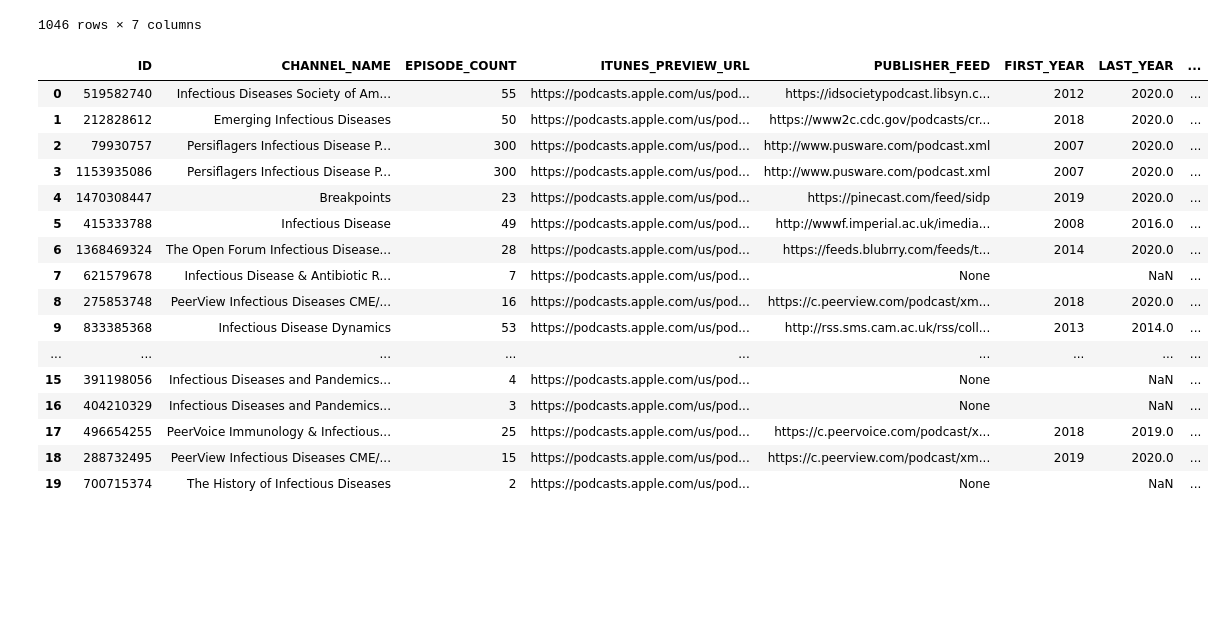
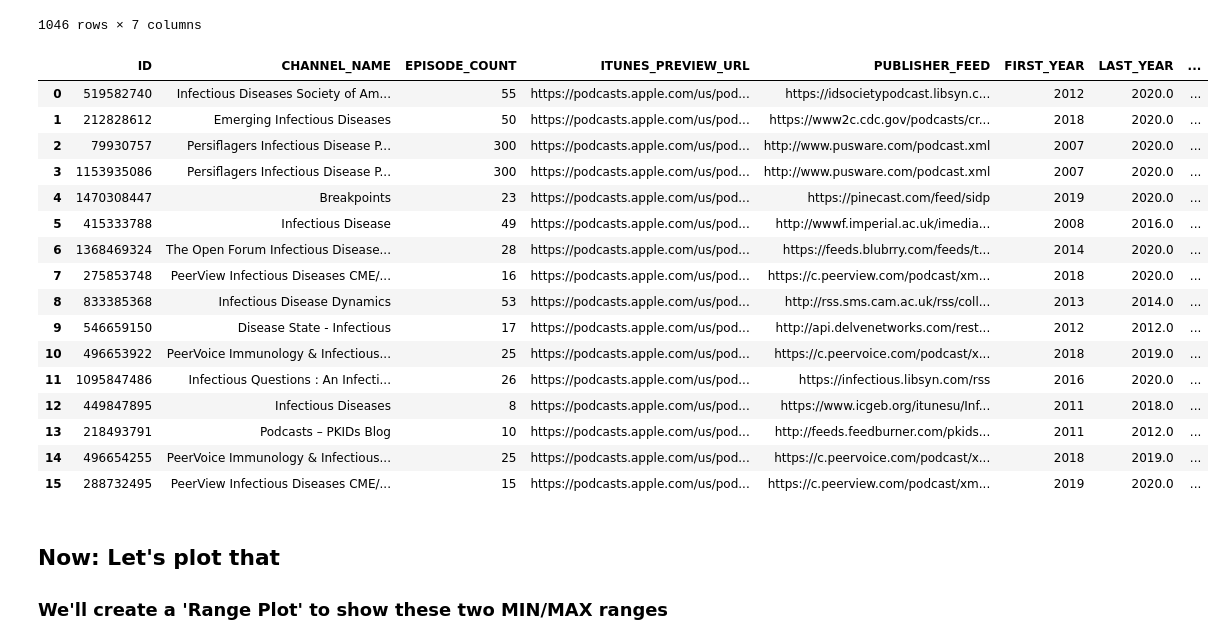
Before and after one commit to xthomas/Podcast-Audit, a Jupyter notebook: podcast_audit.ipynb, the cells around one changed output. Saved outputs shown, nothing was run; the diff lists cells and outputs as text; code cells hidden in the pictures; blank space fills up the shorter version.

Commit message:
Now plotting the Years ranges. Need to use REGEX to get the year. Need to figure out how to display a '1-Year-only' podcast

```diff
--- a/podcast_audit.ipynb
+++ b/podcast_audit.ipynb
@@ -283,8 +286,8 @@ episodes
 | 1045 | 288732495 | PeerView Infectious Diseases CME/... | \nJorge A. Marrero, MD, MS - Surv... | 01:32:41 | Fri, 11 Jan 2019 18:00:00 -0500 | 92.0 | ... |
 1046 rows × 7 columns
 # %%
-# Function to write the MIN / MAX ranges from Episodes dataframe back to Channel summary dataframe
-def defineYearRange(dfone,dftwo):
+# Function to write the MIN / MAX ranges from Episodes dataframe back to the Channel summary dataframe
+def defineRanges(dfone,dftwo):
     filtered = dfone[dfone.PUBLISHER_FEED.notnull()]
     dfone["FIRST_YEAR"] = ""
     for f in filtered.ID:
@@ -299,24 +302,32 @@ def defineYearRange(dfone,dftwo):
         dfone.loc[dfone["ID"]==f,"LAST_YEAR"] = maximum_year
         dfone.loc[dfone["ID"]==f,"MIN_PODCAST_LENGTH"] = minimum_length
         dfone.loc[dfone["ID"]==f,"MAX_PODCAST_LENGTH"] = maximum_length
-# %%
-defineYearRange(channels, episodes)
-channels
-# %% [output]
-|  | ID | CHANNEL_NAME | EPISODE_COUNT | ITUNES_PREVIEW_URL | PUBLISHER_FEED | FIRST_YEAR | LAST_YEAR | ... |
-| 0 | 519582740 | Infectious Diseases Society of Am... | 55 | https://podcasts.apple.com/us/pod... | https://idsocietypodcast.libsyn.c... | 2012 | 2020.0 | ... |
-| 1 | 212828612 | Emerging Infectious Diseases | 50 | https://podcasts.apple.com/us/pod... | https://www2c.cdc.gov/podcasts/cr... | 2018 | 2020.0 | ... |
-| 2 | 79930757 | Persiflagers Infectious Disease P... | 300 | https://podcasts.apple.com/us/pod... | http://www.pusware.com/podcast.xml | 2007 | 2020.0 | ... |
-| 3 | 1153935086 | Persiflagers Infectious Disease P... | 300 | https://podcasts.apple.com/us/pod... | http://www.pusware.com/podcast.xml | 2007 | 2020.0 | ... |
-| 4 | 1470308447 | Breakpoints | 23 | https://podcasts.apple.com/us/pod... | https://pinecast.com/feed/sidp | 2019 | 2020.0 | ... |
-| 5 | 415333788 | Infectious Disease | 49 | https://podcasts.apple.com/us/pod... | http://wwwf.imperial.ac.uk/imedia... | 2008 | 2016.0 | ... |
-| 6 | 1368469324 | The Open Forum Infectious Disease... | 28 | https://podcasts.apple.com/us/pod... | https://feeds.blubrry.com/feeds/t... | 2014 | 2020.0 | ... |
-| 7 | 621579678 | Infectious Disease & Antibiotic R... | 7 | https://podcasts.apple.com/us/pod... | None |  | NaN | ... |
-| 8 | 275853748 | PeerView Infectious Diseases CME/... | 16 | https://podcasts.apple.com/us/pod... | https://c.peerview.com/podcast/xm... | 2018 | 2020.0 | ... |
-| 9 | 833385368 | Infectious Disease Dynamics | 53 | https://podcasts.apple.com/us/pod... | http://rss.sms.cam.ac.uk/rss/coll... | 2013 | 2014.0 | ... |
-| ... | ... | ... | ... | ... | ... | ... | ... | ... |
-| 15 | 391198056 | Infectious Diseases and Pandemics... | 4 | https://podcasts.apple.com/us/pod... | None |  | NaN | ... |
-| 16 | 404210329 | Infectious Diseases and Pandemics... | 3 | https://podcasts.apple.com/us/pod... | None |  | NaN | ... |
-| 17 | 496654255 | PeerVoice Immunology & Infectious... | 25 | https://podcasts.apple.com/us/pod... | https://c.peervoice.com/podcast/x... | 2018 | 2019.0 | ... |
-| 18 | 288732495 | PeerView Infectious Diseases CME/... | 15 | https://podcasts.apple.com/us/pod... | https://c.peerview.com/podcast/xm... | 2019 | 2020.0 | ... |
-| 19 | 700715374 | The History of Infectious Diseases | 2 | https://podcasts.apple.com/us/pod... | None |  | NaN | ... |
+# %%
+# Write Publish / Duration ranges back to Channel dataframe
+defineRanges(channels, episodes)
+
+# Drop the empty FeedURLs which (will have no data)
+channels.dropna(subset = ["PUBLISHER_FEED"], inplace = True)
+channels.reset_index(drop=True, inplace=True)
+channels
+# %% [output]
+|  | ID | CHANNEL_NAME | EPISODE_COUNT | ITUNES_PREVIEW_URL | PUBLISHER_FEED | FIRST_YEAR | LAST_YEAR | ... |
+| 0 | 519582740 | Infectious Diseases Society of Am... | 55 | https://podcasts.apple.com/us/pod... | https://idsocietypodcast.libsyn.c... | 2012 | 2020.0 | ... |
+| 1 | 212828612 | Emerging Infectious Diseases | 50 | https://podcasts.apple.com/us/pod... | https://www2c.cdc.gov/podcasts/cr... | 2018 | 2020.0 | ... |
+| 2 | 79930757 | Persiflagers Infectious Disease P... | 300 | https://podcasts.apple.com/us/pod... | http://www.pusware.com/podcast.xml | 2007 | 2020.0 | ... |
+| 3 | 1153935086 | Persiflagers Infectious Disease P... | 300 | https://podcasts.apple.com/us/pod... | http://www.pusware.com/podcast.xml | 2007 | 2020.0 | ... |
+| 4 | 1470308447 | Breakpoints | 23 | https://podcasts.apple.com/us/pod... | https://pinecast.com/feed/sidp | 2019 | 2020.0 | ... |
+| 5 | 415333788 | Infectious Disease | 49 | https://podcasts.apple.com/us/pod... | http://wwwf.imperial.ac.uk/imedia... | 2008 | 2016.0 | ... |
+| 6 | 1368469324 | The Open Forum Infectious Disease... | 28 | https://podcasts.apple.com/us/pod... | https://feeds.blubrry.com/feeds/t... | 2014 | 2020.0 | ... |
+| 7 | 275853748 | PeerView Infectious Diseases CME/... | 16 | https://podcasts.apple.com/us/pod... | https://c.peerview.com/podcast/xm... | 2018 | 2020.0 | ... |
+| 8 | 833385368 | Infectious Disease Dynamics | 53 | https://podcasts.apple.com/us/pod... | http://rss.sms.cam.ac.uk/rss/coll... | 2013 | 2014.0 | ... |
+| 9 | 546659150 | Disease State - Infectious | 17 | https://podcasts.apple.com/us/pod... | http://api.delvenetworks.com/rest... | 2012 | 2012.0 | ... |
+| 10 | 496653922 | PeerVoice Immunology & Infectious... | 25 | https://podcasts.apple.com/us/pod... | https://c.peervoice.com/podcast/x... | 2018 | 2019.0 | ... |
+| 11 | 1095847486 | Infectious Questions : An Infecti... | 26 | https://podcasts.apple.com/us/pod... | https://infectious.libsyn.com/rss | 2016 | 2020.0 | ... |
+| 12 | 449847895 | Infectious Diseases | 8 | https://podcasts.apple.com/us/pod... | https://www.icgeb.org/itunesu/Inf... | 2011 | 2018.0 | ... |
+| 13 | 218493791 | Podcasts – PKIDs Blog | 10 | https://podcasts.apple.com/us/pod... | http://feeds.feedburner.com/pkids... | 2011 | 2012.0 | ... |
+| 14 | 496654255 | PeerVoice Immunology & Infectious... | 25 | https://podcasts.apple.com/us/pod... | https://c.peervoice.com/podcast/x... | 2018 | 2019.0 | ... |
+| 15 | 288732495 | PeerView Infectious Diseases CME/... | 15 | https://podcasts.apple.com/us/pod... | https://c.peerview.com/podcast/xm... | 2019 | 2020.0 | ... |
+# %% [markdown]
+## Now: Let's plot that
+### We'll create a 'Range Plot' to show these two MIN/MAX ranges
```
Also changed, not shown: parts of 13 cells of this notebook.
